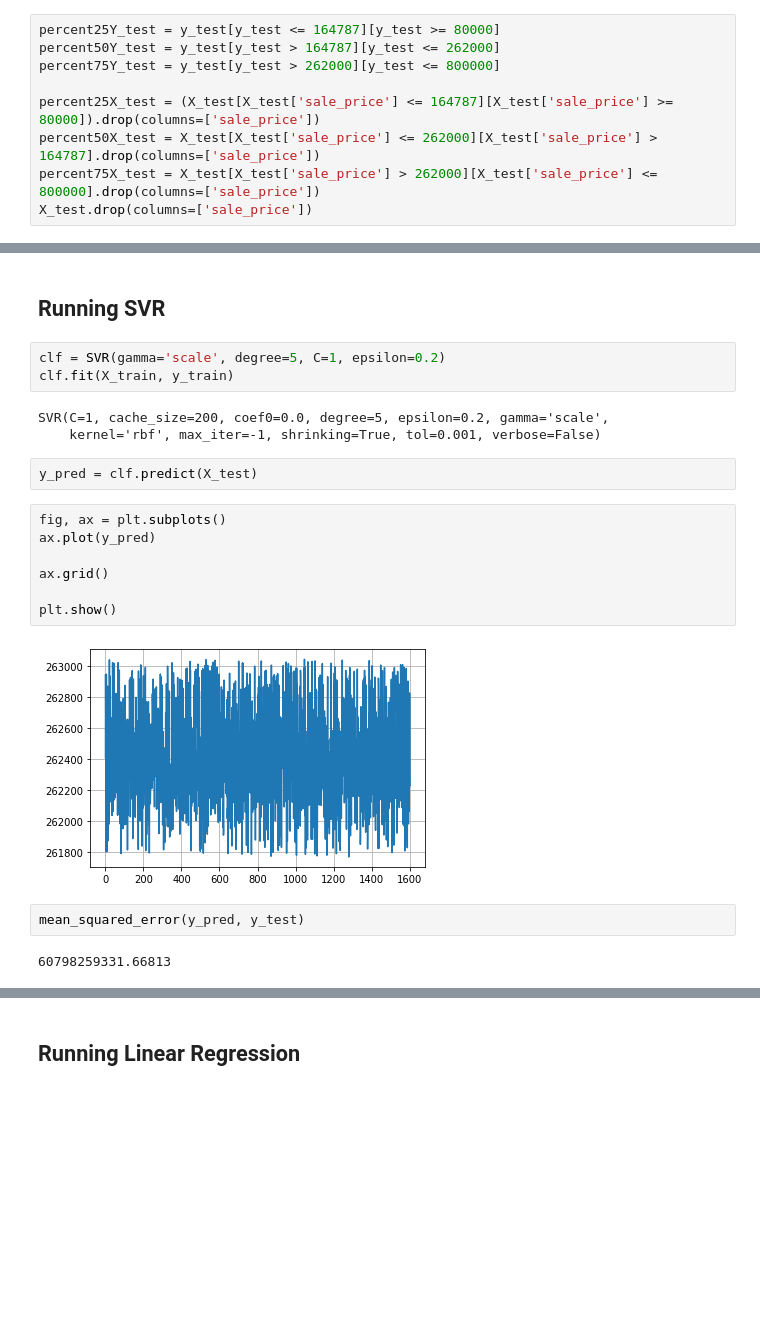
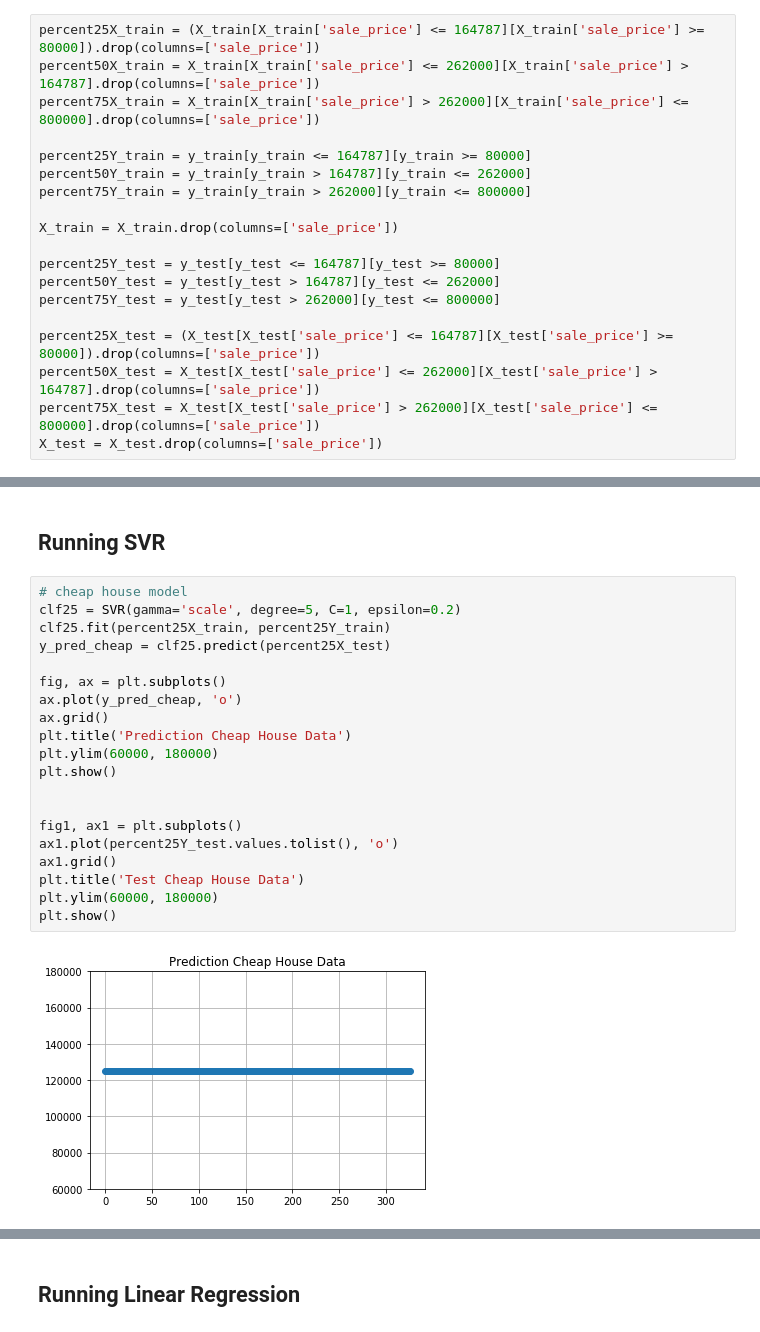
Before and after one commit to nachonavarro/real-estate-ml, a Jupyter notebook: models.ipynb, the cells around one changed output, grey strips where cells are left out. Saved outputs shown, nothing was run; the diff lists cells and outputs as text; blank space fills up the shorter version.

Commit message:
add all model for 3 price group

```diff
--- a/models.ipynb
+++ b/models.ipynb
@@ -83,4 +82,14 @@ X_train = X_train.drop(columns=['sale_price'])
 # %%
+percent25X_train = (X_train[X_train['sale_price'] <= 164787][X_train['sale_price'] >= 80000]).drop(columns=['sale_price'])
+percent50X_train = X_train[X_train['sale_price'] <= 262000][X_train['sale_price'] > 164787].drop(columns=['sale_price'])
+percent75X_train = X_train[X_train['sale_price'] > 262000][X_train['sale_price'] <= 800000].drop(columns=['sale_price'])
+
+percent25Y_train = y_train[y_train <= 164787][y_train >= 80000]
+percent50Y_train = y_train[y_train > 164787][y_train <= 262000]
+percent75Y_train = y_train[y_train > 262000][y_train <= 800000]
+
+X_train = X_train.drop(columns=['sale_price'])
+
 percent25Y_test = y_test[y_test <= 164787][y_test >= 80000]
 percent50Y_test = y_test[y_test > 164787][y_test <= 262000]
 percent75Y_test = y_test[y_test > 262000][y_test <= 800000]
@@ -88,7 +97,7 @@ percent75Y_test = y_test[y_test > 262000][y_test <= 800000]
 percent25X_test = (X_test[X_test['sale_price'] <= 164787][X_test['sale_price'] >= 80000]).drop(columns=['sale_price'])
 percent50X_test = X_test[X_test['sale_price'] <= 262000][X_test['sale_price'] > 164787].drop(columns=['sale_price'])
 percent75X_test = X_test[X_test['sale_price'] > 262000][X_test['sale_price'] <= 800000].drop(columns=['sale_price'])
-X_test.drop(columns=['sale_price'])
+X_test = X_test.drop(columns=['sale_price'])
 # %% [markdown]
 ## Accuray function
 # %%
@@ -100,24 +109,25 @@ def accuracy(y_true, y_pred, tolerance=0.3):
     return score / len(y_true)
 # %% [markdown]
 ## Running SVR
-# %%
-clf = SVR(gamma='scale', degree=5, C=1, epsilon=0.2)
-clf.fit(X_train, y_train)
-# %% [output]
-SVR(C=1, cache_size=200, coef0=0.0, degree=5, epsilon=0.2, gamma='scale',
-    kernel='rbf', max_iter=-1, shrinking=True, tol=0.001, verbose=False)
-# %%
-y_pred = clf.predict(X_test)
-# %%
-fig, ax = plt.subplots()
-ax.plot(y_pred)
-
-ax.grid()
-
-plt.show()
-# %% [output]
-[figure, removed]
-# %%
-mean_squared_error(y_pred, y_test)
-# %% [output]
-60798259331.66813
+# %%
+# cheap house model
+clf25 = SVR(gamma='scale', degree=5, C=1, epsilon=0.2)
+clf25.fit(percent25X_train, percent25Y_train)
+y_pred_cheap = clf25.predict(percent25X_test)
+
+fig, ax = plt.subplots()
+ax.plot(y_pred_cheap, 'o')
+ax.grid()
+plt.title('Prediction Cheap House Data')
+plt.ylim(60000, 180000)
+plt.show()
+
+
+fig1, ax1 = plt.subplots()
+ax1.plot(percent25Y_test.values.tolist(), 'o')
+ax1.grid()
+plt.title('Test Cheap House Data')
+plt.ylim(60000, 180000)
+plt.show()
+# %% [output]
+[figure, added]
```
Also changed, not shown: parts of 48 cells of this notebook.
